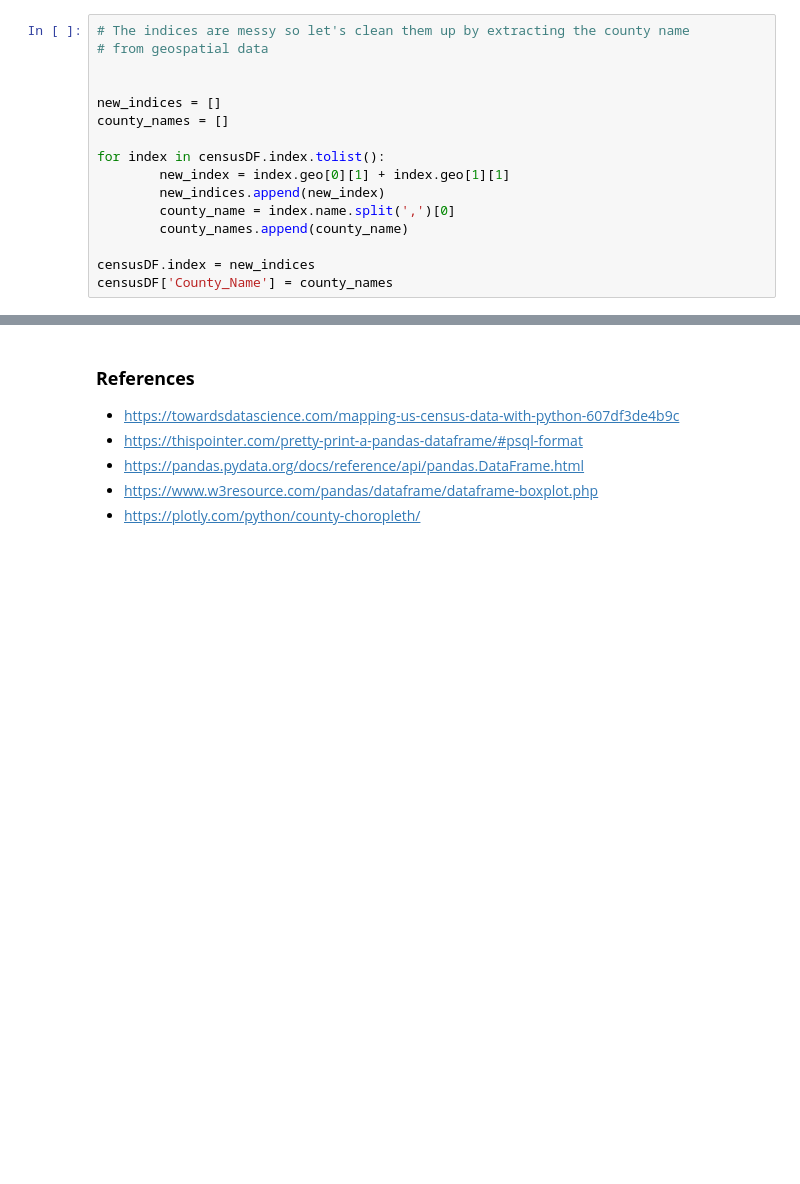
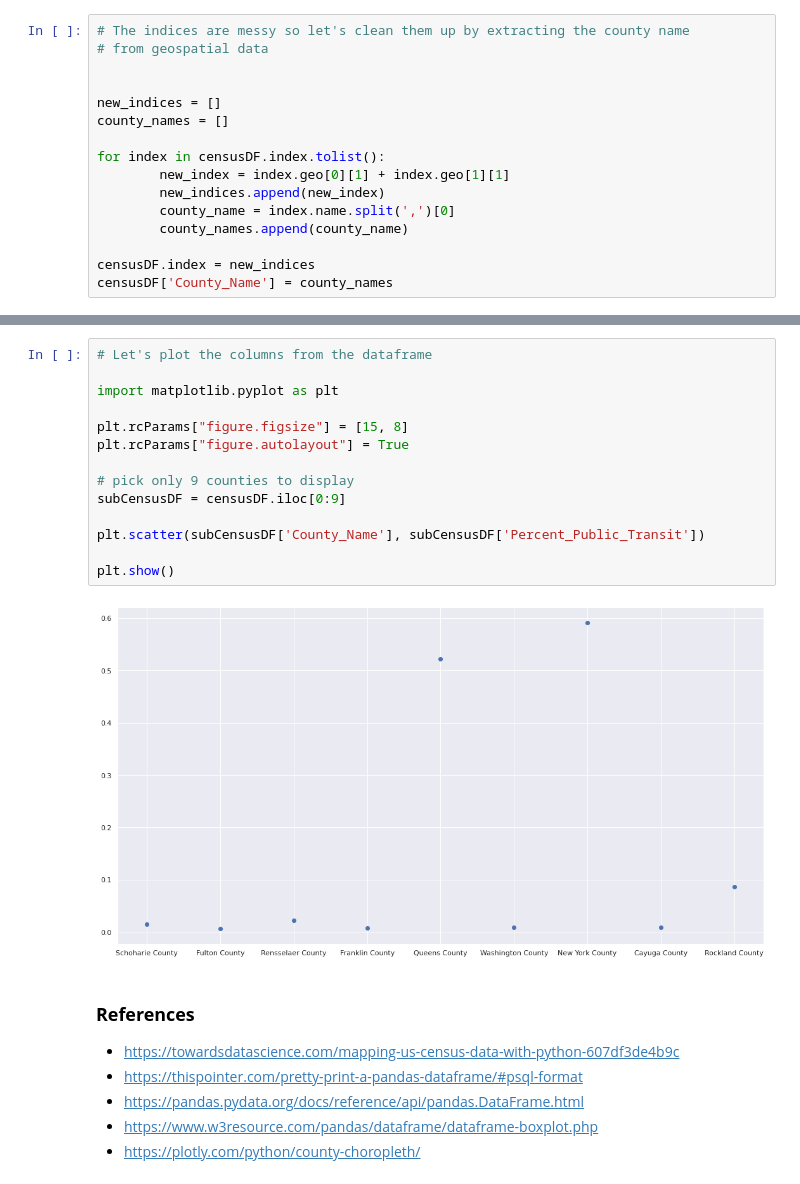
Before and after one commit to ja699461/IDS, a Jupyter notebook: Chapter3.ipynb, the cells around one changed output, grey strips where cells are left out. Drawn from its saved outputs; the diff is of its cells as text; blank space fills up the shorter version.

```diff
--- a/Chapter3.ipynb
+++ b/Chapter3.ipynb
@@ -486,6 +486,22 @@ print(tabulate(censusDF.sort_values(by=['County_Name']), headers='keys', tablefm
 ├───────┼────────────────────────┼───────────────────────────────┼──────────────────────────┼─────────────────────┤
 │ 36123 │                  11127 │                            32 │               0.00287589 │ Yates County        │
 ╘═══════╧════════════════════════╧═══════════════════════════════╧══════════════════════════╧═════════════════════╛
+# %%
+# Let's plot the columns from the dataframe
+
+import matplotlib.pyplot as plt
+
+plt.rcParams["figure.figsize"] = [15, 8]
+plt.rcParams["figure.autolayout"] = True
+
+# pick only 9 counties to display
+subCensusDF = censusDF.iloc[0:9]
+
+plt.scatter(subCensusDF['County_Name'], subCensusDF['Percent_Public_Transit'])
+
+plt.show()
+# %% [output]
+[figure, added]
 # %% [markdown]
 ### **References**
 * https://towardsdatascience.com/mapping-us-census-data-with-python-607df3de4b9c
```
